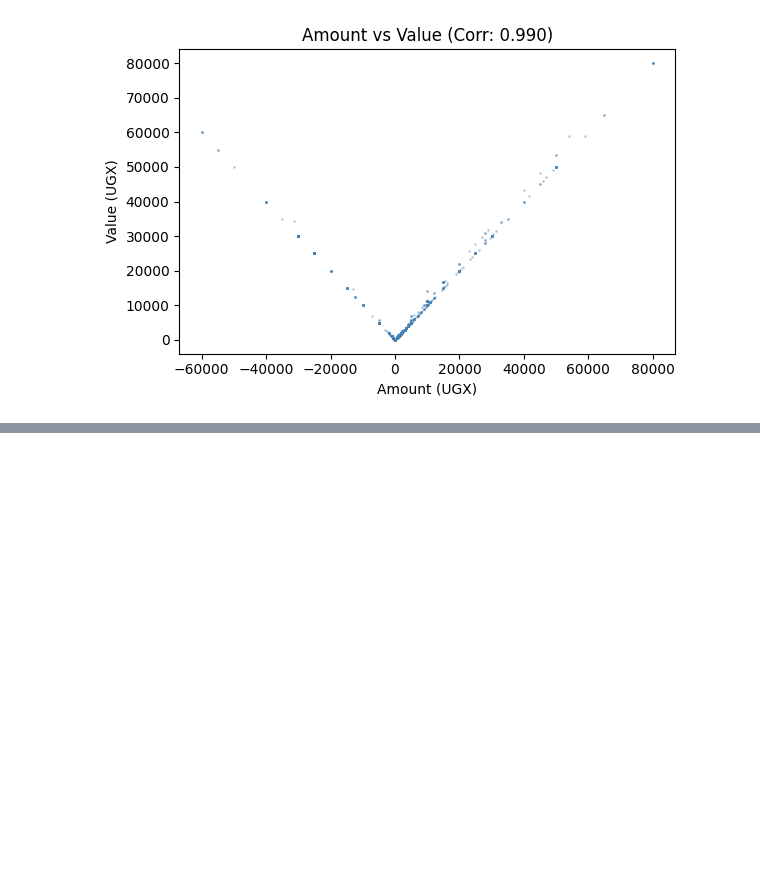
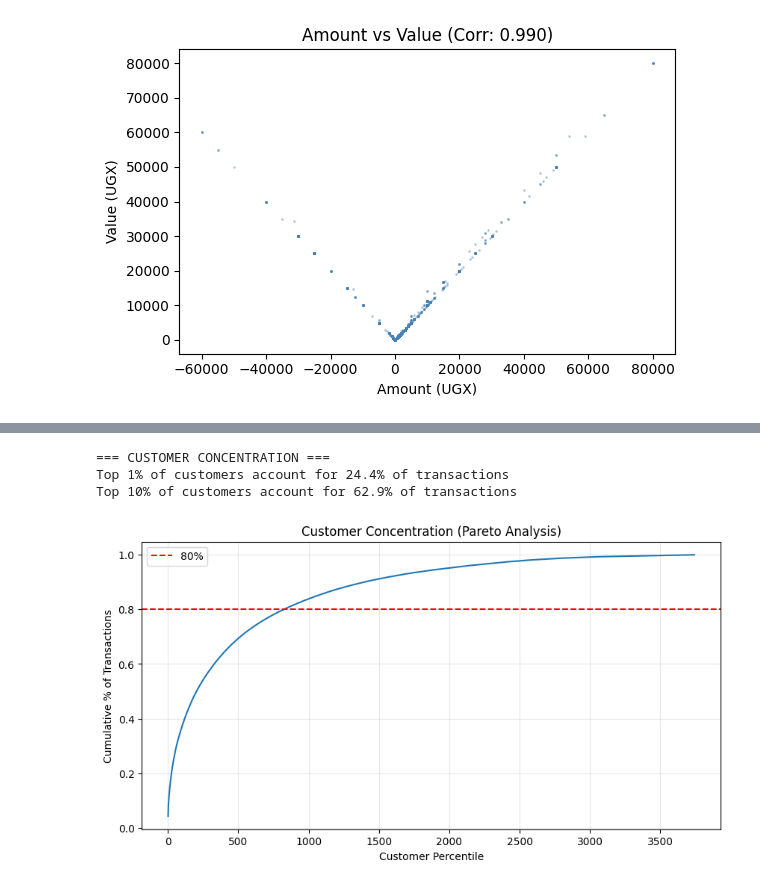
Before and after one commit to meronsisay/credit-risk-model, a Jupyter notebook: notebooks/eda.ipynb, the cells around one changed output, grey strips where cells are left out. Saved outputs shown, nothing was run; the diff lists cells and outputs as text; code cells hidden in the pictures; blank space fills up the shorter version.

```diff
--- a/notebooks/eda.ipynb
+++ b/notebooks/eda.ipynb
@@ -476,0 +538,25 @@ Correlation coefficient: 0.5574
+# %%
+
+# Check if few customers drive most transactions
+customer_tx = df.groupby('CustomerId').size().sort_values(ascending=False)
+cumulative = customer_tx.cumsum() / customer_tx.sum()
+
+print("=== CUSTOMER CONCENTRATION ===")
+print(f"Top 1% of customers account for {cumulative.iloc[int(len(cumulative)*0.01)]*100:.1f}% of transactions")
+print(f"Top 10% of customers account for {cumulative.iloc[int(len(cumulative)*0.1)]*100:.1f}% of transactions")
+
+# Plot
+plt.figure(figsize=(10, 5))
+plt.plot(range(1, len(cumulative)+1), cumulative.values)
+plt.axhline(y=0.8, color='r', linestyle='--', label='80%')
+plt.xlabel('Customer Percentile')
+plt.ylabel('Cumulative % of Transactions')
+plt.title('Customer Concentration (Pareto Analysis)')
+plt.legend()
+plt.grid(alpha=0.3)
+plt.show()
+# %% [output]
+=== CUSTOMER CONCENTRATION ===
+Top 1% of customers account for 24.4% of transactions
+Top 10% of customers account for 62.9% of transactions
+[figure, added]
```
Also changed, not shown: parts of 13 cells of this notebook.
